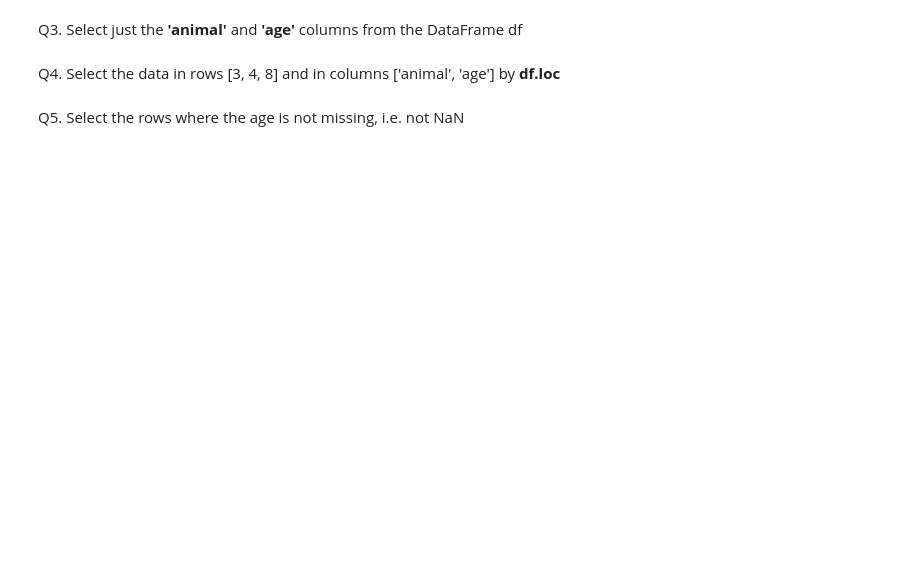
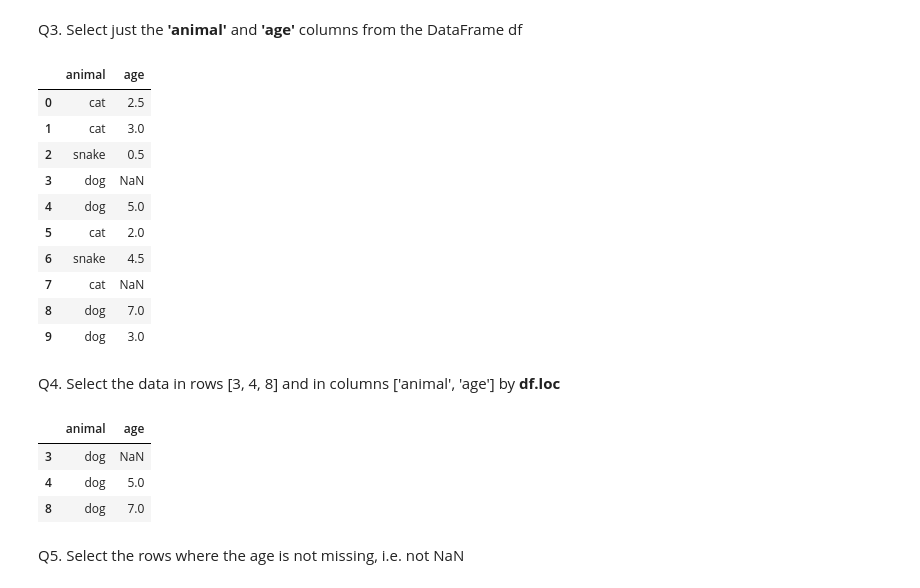
Before and after one commit to leeyt/aia-lab-python-tutorial, a Jupyter notebook: session_2.ipynb, the cells around one changed output. Saved outputs shown, nothing was run; the diff lists cells and outputs as text; code cells hidden in the pictures; blank space fills up the shorter version.

```diff
--- a/session_2.ipynb
+++ b/session_2.ipynb
@@ -698,6 +720,27 @@ Q2. Display a summary of the basic information about this DataFrame and its data
 # %% [markdown]
 Q3. Select just the **'animal'** and **'age'** columns from the DataFrame df
+# %%
+df[['animal', 'age']]
+# %% [output]
+|  | animal | age |
+| 0 | cat | 2.5 |
+| 1 | cat | 3.0 |
+| 2 | snake | 0.5 |
+| 3 | dog | NaN |
+| 4 | dog | 5.0 |
+| 5 | cat | 2.0 |
+| 6 | snake | 4.5 |
+| 7 | cat | NaN |
+| 8 | dog | 7.0 |
+| 9 | dog | 3.0 |
 # %% [markdown]
 Q4. Select the data in rows [3, 4, 8] and in columns ['animal', 'age'] by **df.loc**
+# %%
+df.loc[[3,4,8],['animal','age']]
+# %% [output]
+|  | animal | age |
+| 3 | dog | NaN |
+| 4 | dog | 5.0 |
+| 8 | dog | 7.0 |
 # %% [markdown]
 Q5. Select the rows where the age is not missing, i.e. not NaN
```
Also changed, not shown: parts of 3 cells of this notebook.
